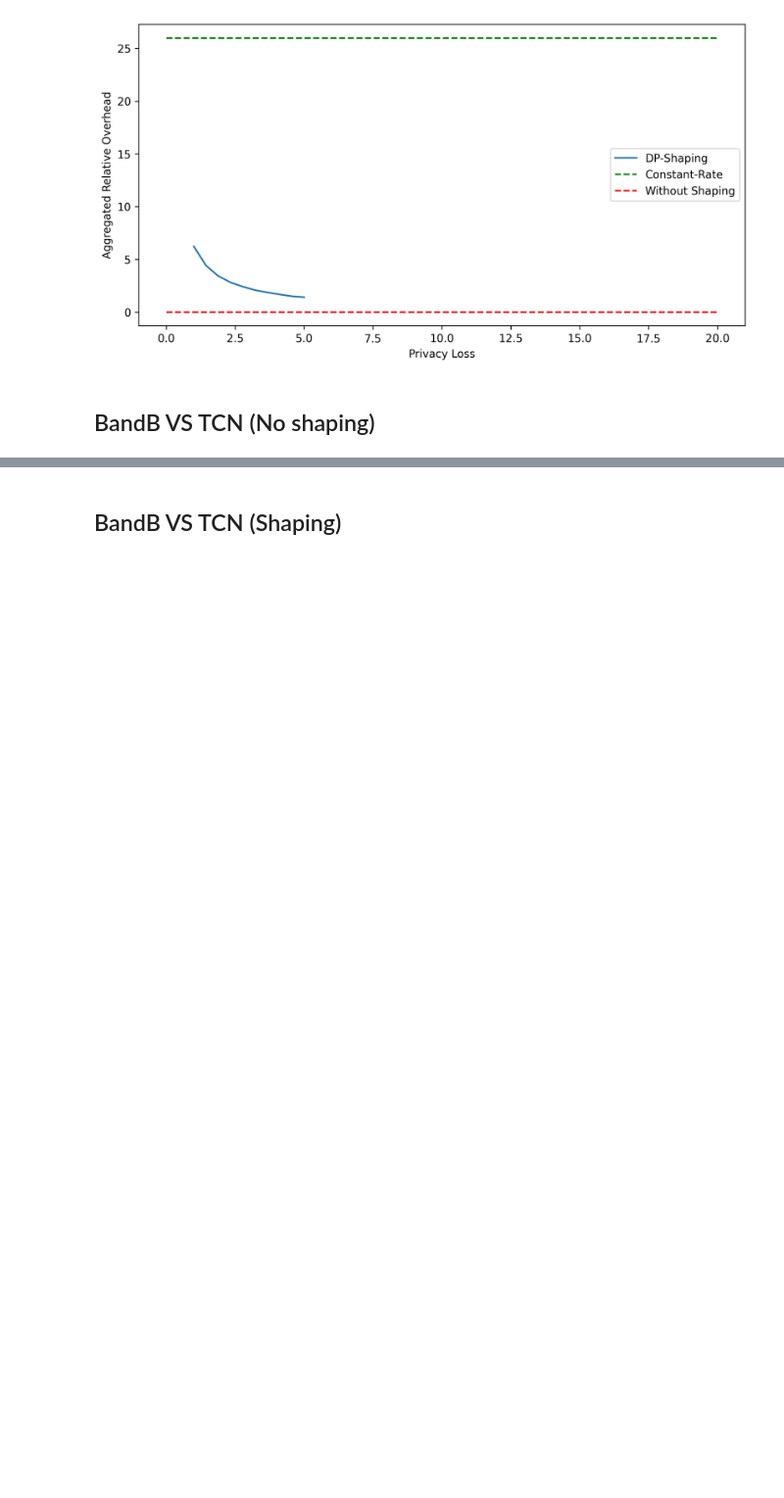
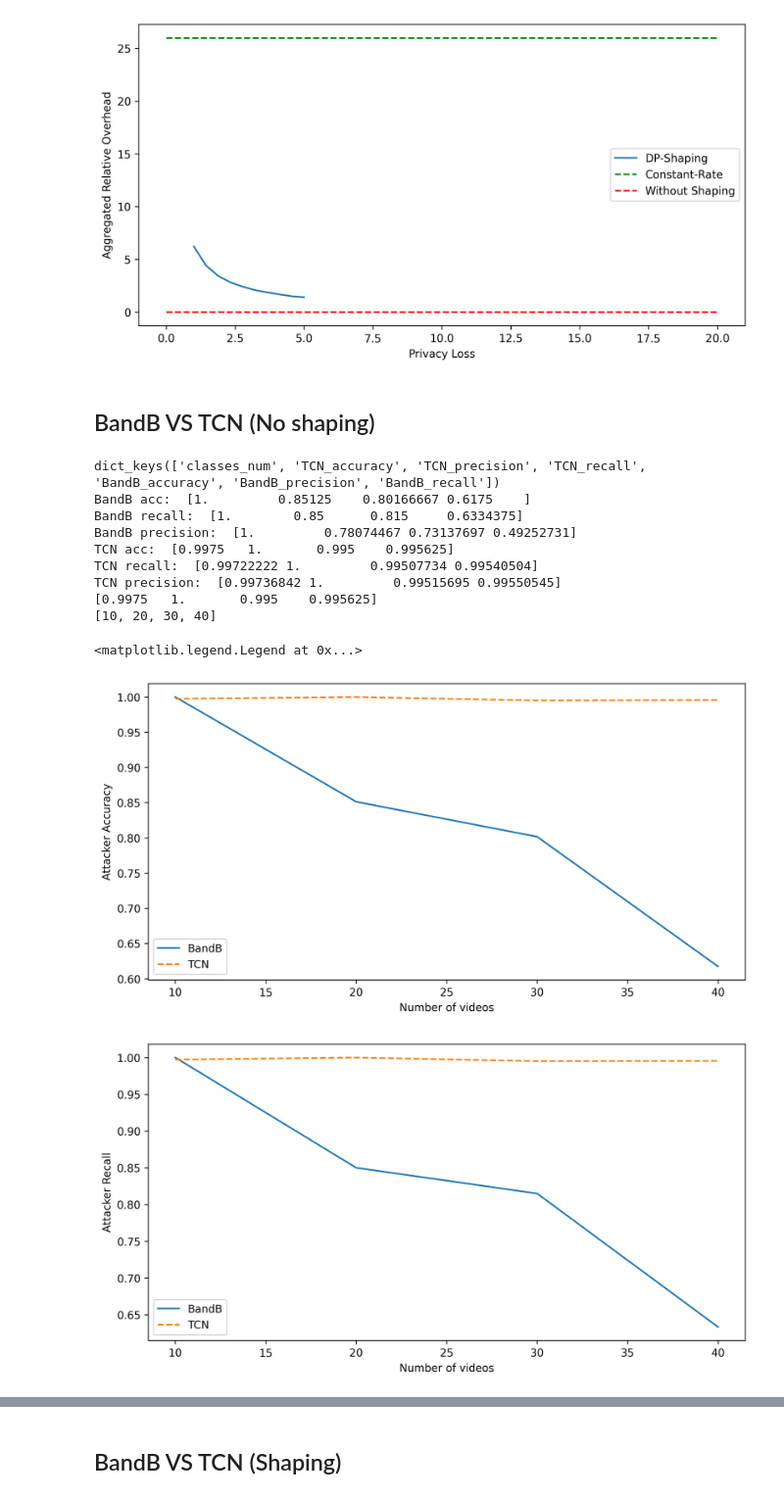
Before and after one commit to ubc-systopia/netshaper, a Jupyter notebook: simulator/plotting.ipynb, the cells around one changed output, grey strips where cells are left out. Shown at 98% size. Saved outputs shown, nothing was run; the diff lists cells and outputs as text; code cells hidden in the pictures; blank space fills up the shorter version.

Commit message:
(MOD) update data processing

```diff
--- a/simulator/plotting.ipynb
+++ b/simulator/plotting.ipynb
@@ -91,18 +91,58 @@ plt.legend()
 # %% [markdown]
 ## BandB VS TCN (No shaping)
 # %%
-data_dir = '/home/ubuntu/results/BandB_vs_TCN_(2023-03-25_01-02)/baseline_results.pkl'
+data_dir = '/home/ubuntu/results/BandB_vs_TCN_(2023-04-26_04-18)/baseline_results.pkl'
 data = pickle.load(open(data_dir, 'rb'))
+print(data.keys())
 BandB_acc = data['BandB_accuracy']
 BandB_acc_avg = np.mean(BandB_acc, axis=1)
+BandB_recall_avg = np.mean(data['BandB_recall'], axis=1)
+BandB_precision_avg = np.mean(data['BandB_precision'], axis=1)
+print("BandB acc: ", BandB_acc_avg)
+print("BandB recall: ", BandB_recall_avg)
+print("BandB precision: ", BandB_precision_avg)
 BandB_acc_std = np.std(BandB_acc, axis=1)
 TCN_acc = data['TCN_accuracy']
 TCN_acc_avg = np.mean(TCN_acc, axis=1)
+TCN_recall_avg = np.mean(data['TCN_recall'], axis=1)
+TCN_precision_avg = np.mean(data['TCN_precision'], axis=1)
+print("TCN acc: ", TCN_acc_avg)
+print("TCN recall: ", TCN_recall_avg)
+print("TCN precision: ", TCN_precision_avg)
+print(TCN_acc_avg)
 TCN_acc_std = np.std(TCN_acc, axis=1)
 class_num = data['classes_num']
-plt.figure(dpi=100, figsize=(10,5))
+print(class_num)
+plt.figure(dpi=300, figsize=(10,5))
 plt.plot(class_num, BandB_acc_avg,label='BandB')
 plt.plot(class_num, TCN_acc_avg, '--', label='TCN')
-plt.xlabel('# of videos')
+plt.xlabel('Number of videos')
 plt.ylabel('Attacker Accuracy')
 plt.legend()
+
+plt.figure(dpi=300, figsize=(10,5))
+plt.plot(class_num, BandB_recall_avg,label='BandB')
+plt.plot(class_num, TCN_recall_avg, '--', label='TCN')
+plt.xlabel('Number of videos')
+plt.ylabel('Attacker Recall')
+plt.legend()
+
+plt.figure(dpi=300, figsize=(10,5))
+plt.plot(class_num, BandB_precision_avg,label='BandB')
+plt.plot(class_num, TCN_precision_avg, '--', label='TCN')
+plt.xlabel('Number of videos')
+plt.ylabel('Attacker Precision')
+plt.legend()
+# %% [output]
+dict_keys(['classes_num', 'TCN_accuracy', 'TCN_precision', 'TCN_recall', 'BandB_accuracy', 'BandB_precision', 'BandB_recall'])
+BandB acc:  [1.         0.85125    0.80166667 0.6175    ]
+BandB recall:  [1.        0.85      0.815     0.6334375]
+BandB precision:  [1.         0.78074467 0.73137697 0.49252731]
+TCN acc:  [0.9975   1.       0.995    0.995625]
+TCN recall:  [0.99722222 1.         0.99507734 0.99540504]
+TCN precision:  [0.99736842 1.         0.99515695 0.99550545]
+[0.9975   1.       0.995    0.995625]
+[10, 20, 30, 40]
+<matplotlib.legend.Legend at 0x...>
+[figure, added]
+[figure, added]
```
Also changed, not shown: parts of 10 cells of this notebook, 7 other files.
